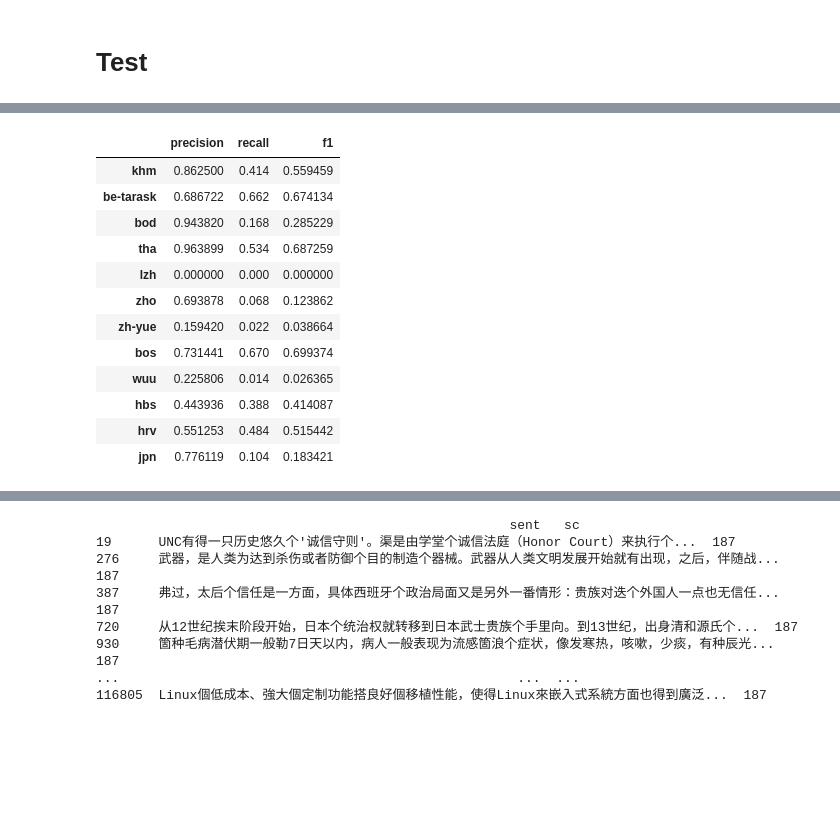
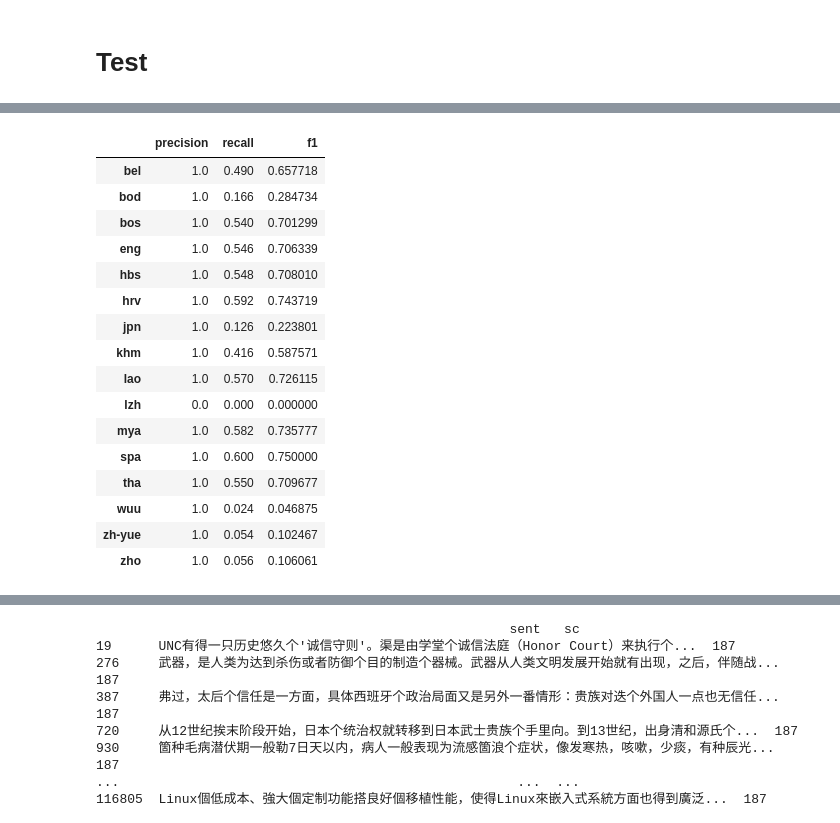
Before and after one commit to tsimafeip/nn-hackathon, a Jupyter notebook: LangDetector.ipynb, the cells around one changed output, grey strips where cells are left out. Saved outputs shown, nothing was run; the diff lists cells and outputs as text; code cells hidden in the pictures; blank space fills up the shorter version.

Commit message:
Fix metric and add normal dict for classes_to_language

```diff
--- a/LangDetector.ipynb
+++ b/LangDetector.ipynb
@@ -277,6 +286,7 @@ cnn_cp=ModelCheckpoint(cnn_cp_path, monitor='val_f1',save_best_only=True)
 # %%
 cnn_model.fit(train_X, dummy_y_train, batch_size=512, epochs=5,
               validation_data=(val_X, dummy_y_val),
-              callbacks = [cnn_cp])
+              callbacks = [cnn_cp]
+             )
 # %% [output]
 Epoch 1/5
@@ -361,21 +362,46 @@ def metr(y_true, y_pred): #taken from old keras source code
     recall = true_positives / (possible_positives + K.epsilon())
     f1_val = 2*(precision*recall)/(precision+recall+K.epsilon())
     return precision, recall, f1_val
+# %%
+def f1(y_true, y_pred):
+    y_pred = K.round(y_pred)
+    tp = K.sum(K.cast(y_true*y_pred, 'float'), axis=0)
+    tn = K.sum(K.cast((1-y_true)*(1-y_pred), 'float'), axis=0)
+    fp = K.sum(K.cast((1-y_true)*y_pred, 'float'), axis=0)
+    fn = K.sum(K.cast(y_true*(1-y_pred), 'float'), axis=0)
+
+    p = tp / (tp + fp + K.epsilon())
+    r = tp / (tp + fn + K.epsilon())
+
+    f1 = 2*p*r / (p+r+K.epsilon())
+    f1 = tf.where(tf.math.is_nan(f1), tf.zeros_like(f1), f1)
+    return max(p), max(r), max(f1)
+# %%
+# New metric!
+def met(y_true, y_pred):
+    true_positives = K.sum(K.round(K.clip(y_true * y_pred, 0, 1)), axis=0)
+    false_positives = K.sum(K.round(K.clip((1 - y_true) * y_pred, 0, 1)), axis=0)
+    true_negatives = K.sum(K.round(K.clip((1 - y_true) * (1 - y_pred), 0, 1)), axis=0)
+    false_negatives = K.sum(K.round(K.clip(y_true * (1 - y_pred), 0, 1)), axis=0)
+    precision = max(true_positives / (true_positives + false_positives  + K.epsilon()))
+    recall = max(true_positives / (true_positives + false_negatives  + K.epsilon()))
+    f1 = 2 * precision * recall / (precision + recall + K.epsilon())
+    return precision, recall, f1
 # %% [markdown]
 # Test
 # %%
 ps = []
 rs = []
 fs = []
-for lan in range(len(languages)):
+for lan in range(num_classes):
     x_t = x_test[x_test['sc'] == lan]
     x = convert(x_t)
-    y = np.zeros((x.shape[0], len(languages)))
+    y = np.zeros((x.shape[0], num_classes))
     y[:, lan] = 1
     y = y.astype('float32')
     y_pred = cnn_model.predict(x)
-    p, r, f = metr(y, y_pred)
+    p, r, f = met(y, y_pred)
     ps.append(p.numpy())
     rs.append(r.numpy())
     fs.append(f.numpy())
-    print("language: ", class_to_language[lan], "precision: ", p.numpy(), "recall: ", r.numpy(), "f1: ", f.numpy())
+    #print("language: ", class_to_language[lan], "precision: ", p.numpy(), "recall: ", r.numpy(), "f1: ", f.numpy())
@@ -417,17 +425,21 @@ est   0.952915   0.850  0.898520
 # %%
-bad_quality_metrics = metrics[metrics.f1 < 0.7]
+bad_quality_metrics = metrics[metrics.recall < 0.7]
 bad_quality_metrics
 # %% [output]
 |  | precision | recall | f1 |
-| khm | 0.862500 | 0.414 | 0.559459 |
-| be-tarask | 0.686722 | 0.662 | 0.674134 |
-| bod | 0.943820 | 0.168 | 0.285229 |
-| tha | 0.963899 | 0.534 | 0.687259 |
-| lzh | 0.000000 | 0.000 | 0.000000 |
-| zho | 0.693878 | 0.068 | 0.123862 |
-| zh-yue | 0.159420 | 0.022 | 0.038664 |
-| bos | 0.731441 | 0.670 | 0.699374 |
-| wuu | 0.225806 | 0.014 | 0.026365 |
-| hbs | 0.443936 | 0.388 | 0.414087 |
-| hrv | 0.551253 | 0.484 | 0.515442 |
-| jpn | 0.776119 | 0.104 | 0.183421 |
+| bel | 1.0 | 0.490 | 0.657718 |
+| bod | 1.0 | 0.166 | 0.284734 |
+| bos | 1.0 | 0.540 | 0.701299 |
+| eng | 1.0 | 0.546 | 0.706339 |
+| hbs | 1.0 | 0.548 | 0.708010 |
+| hrv | 1.0 | 0.592 | 0.743719 |
+| jpn | 1.0 | 0.126 | 0.223801 |
+| khm | 1.0 | 0.416 | 0.587571 |
+| lao | 1.0 | 0.570 | 0.726115 |
+| lzh | 0.0 | 0.000 | 0.000000 |
+| mya | 1.0 | 0.582 | 0.735777 |
+| spa | 1.0 | 0.600 | 0.750000 |
+| tha | 1.0 | 0.550 | 0.709677 |
+| wuu | 1.0 | 0.024 | 0.046875 |
+| zh-yue | 1.0 | 0.054 | 0.102467 |
+| zho | 1.0 | 0.056 | 0.106061 |
```
Also changed, not shown: parts of 14 cells of this notebook.
